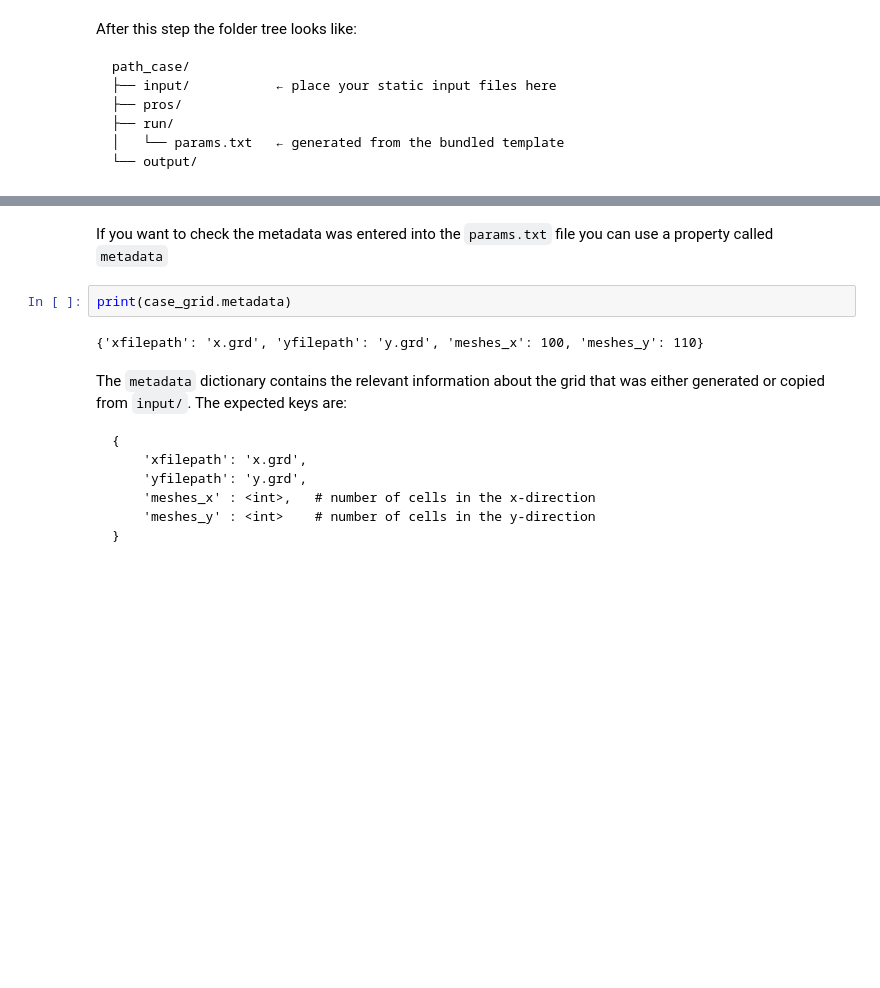
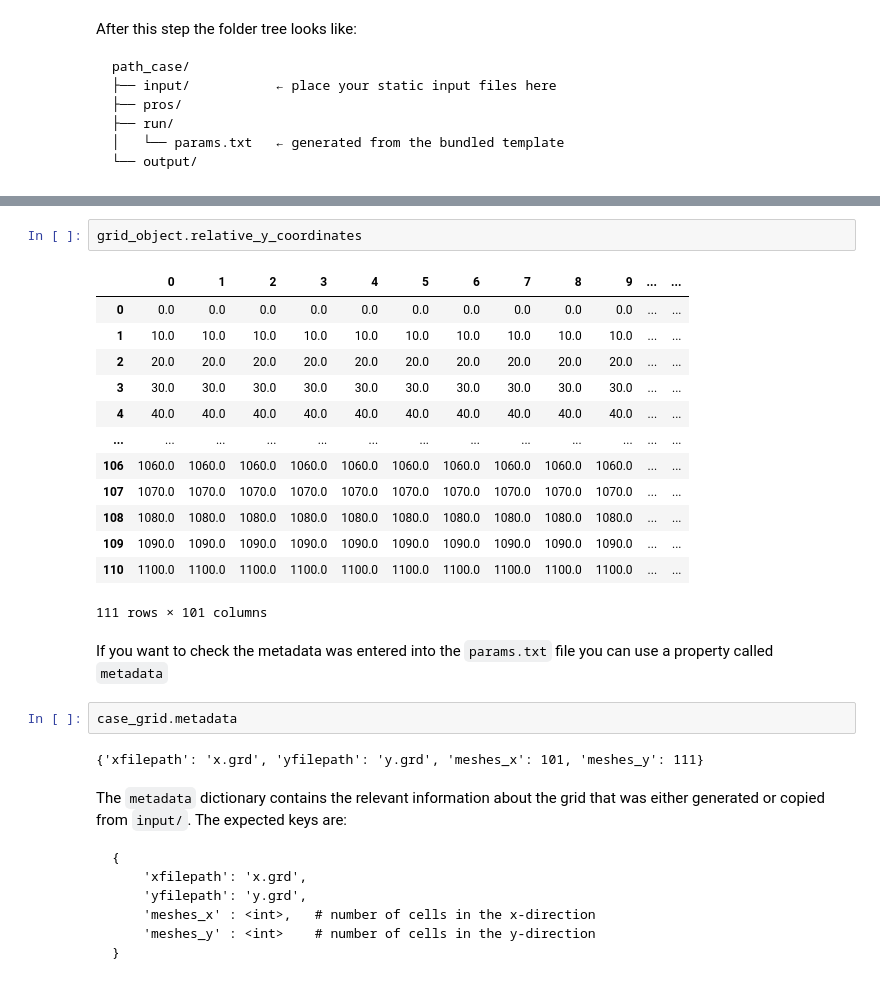
Before and after one commit to oceanicos-dev-org/oceanicospy, a Jupyter notebook: examples/models/xbeach_2D_case.ipynb, the cells around one changed output, grey strips where cells are left out. Saved outputs shown, nothing was run; the diff lists cells and outputs as text; blank space fills up the shorter version.

```diff
--- a/examples/models/xbeach_2D_case.ipynb
+++ b/examples/models/xbeach_2D_case.ipynb
@@ -130,9 +143,25 @@ case_grid.metadata
+# %%
+grid_object.relative_y_coordinates
+# %% [output]
+|  | 0 | 1 | 2 | 3 | 4 | 5 | 6 | 7 | 8 | 9 | ... | ... |
+| 0 | 0.0 | 0.0 | 0.0 | 0.0 | 0.0 | 0.0 | 0.0 | 0.0 | 0.0 | 0.0 | ... | ... |
+| 1 | 10.0 | 10.0 | 10.0 | 10.0 | 10.0 | 10.0 | 10.0 | 10.0 | 10.0 | 10.0 | ... | ... |
+| 2 | 20.0 | 20.0 | 20.0 | 20.0 | 20.0 | 20.0 | 20.0 | 20.0 | 20.0 | 20.0 | ... | ... |
+| 3 | 30.0 | 30.0 | 30.0 | 30.0 | 30.0 | 30.0 | 30.0 | 30.0 | 30.0 | 30.0 | ... | ... |
+| 4 | 40.0 | 40.0 | 40.0 | 40.0 | 40.0 | 40.0 | 40.0 | 40.0 | 40.0 | 40.0 | ... | ... |
+| ... | ... | ... | ... | ... | ... | ... | ... | ... | ... | ... | ... | ... |
+| 106 | 1060.0 | 1060.0 | 1060.0 | 1060.0 | 1060.0 | 1060.0 | 1060.0 | 1060.0 | 1060.0 | 1060.0 | ... | ... |
+| 107 | 1070.0 | 1070.0 | 1070.0 | 1070.0 | 1070.0 | 1070.0 | 1070.0 | 1070.0 | 1070.0 | 1070.0 | ... | ... |
+| 108 | 1080.0 | 1080.0 | 1080.0 | 1080.0 | 1080.0 | 1080.0 | 1080.0 | 1080.0 | 1080.0 | 1080.0 | ... | ... |
+| 109 | 1090.0 | 1090.0 | 1090.0 | 1090.0 | 1090.0 | 1090.0 | 1090.0 | 1090.0 | 1090.0 | 1090.0 | ... | ... |
+| 110 | 1100.0 | 1100.0 | 1100.0 | 1100.0 | 1100.0 | 1100.0 | 1100.0 | 1100.0 | 1100.0 | 1100.0 | ... | ... |
+111 rows × 101 columns
 # %% [markdown]
 If you want to check the metadata was entered into the `params.txt` file you can use a property called `metadata`
-# %%
-print(case_grid.metadata)
-# %% [output]
-{'xfilepath': 'x.grd', 'yfilepath': 'y.grd', 'meshes_x': 100, 'meshes_y': 110}
+# %%
+case_grid.metadata
+# %% [output]
+{'xfilepath': 'x.grd', 'yfilepath': 'y.grd', 'meshes_x': 101, 'meshes_y': 111}
 # %% [markdown]
 The `metadata` dictionary contains the relevant information about the grid that was either generated or copied from `input/`. The expected keys are:
 
```
Also changed, not shown: parts of 17 cells of this notebook, 4 other files.
